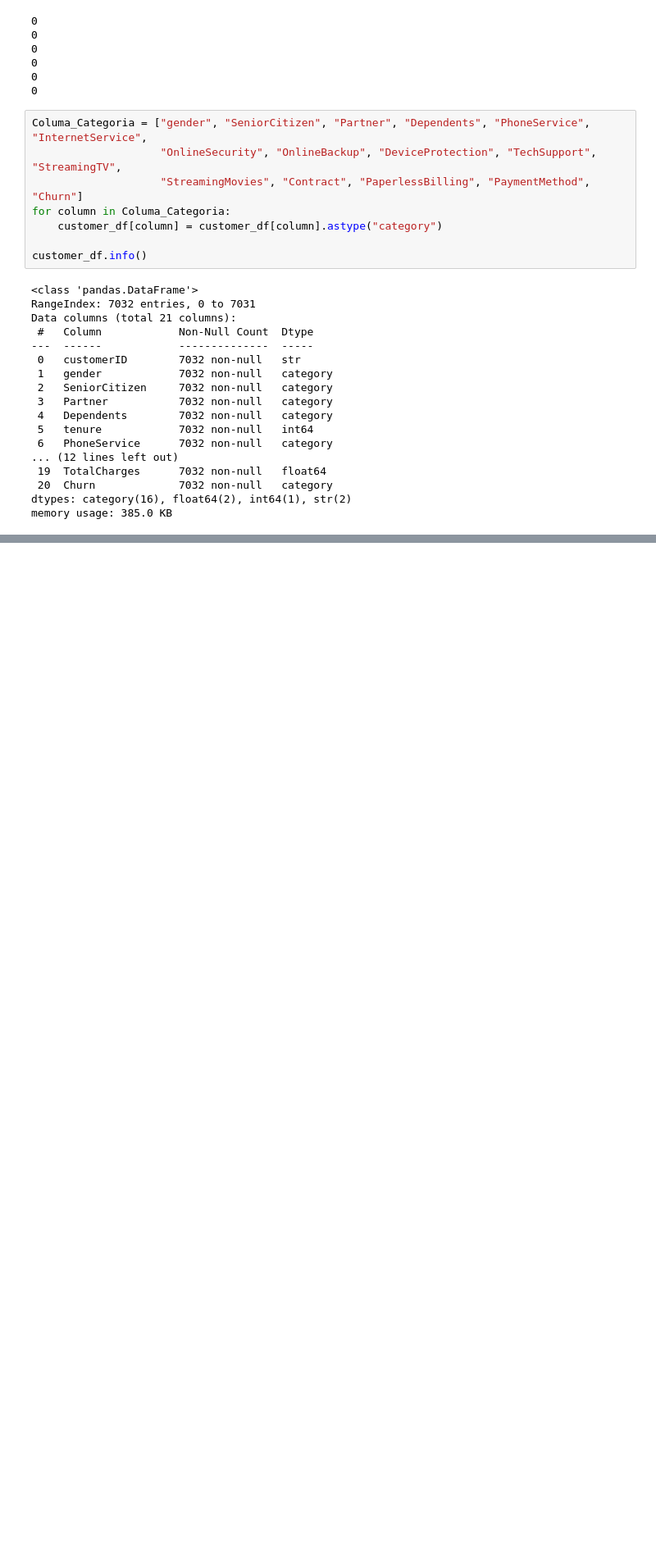
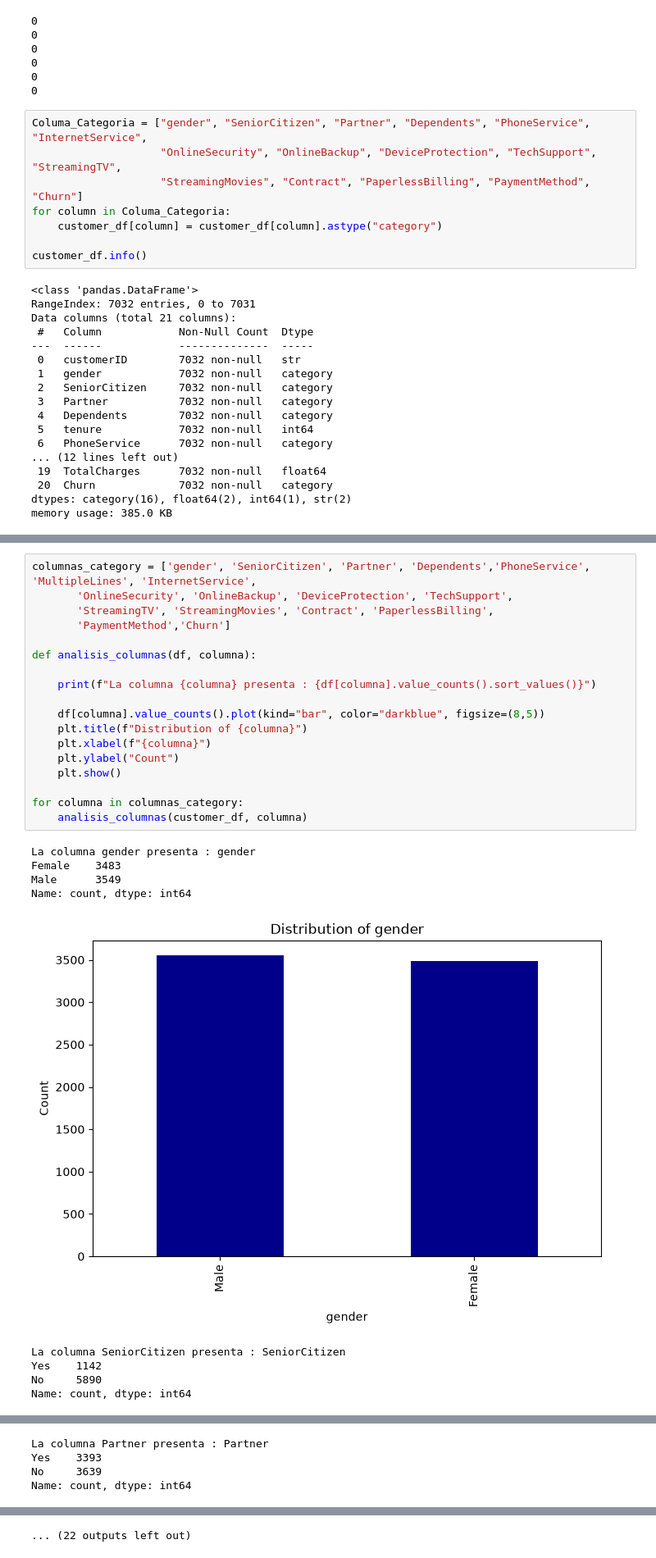
Before and after one commit to arielmarin/customer-churn-prediction, a Jupyter notebook: notebooks/customer_churn_prediction.ipynb, the cells around one changed output, grey strips where cells are left out. Shown at 82% size. Saved outputs shown, nothing was run; the diff lists cells and outputs as text; blank space fills up the shorter version.

```diff
--- a/notebooks/customer_churn_prediction.ipynb
+++ b/notebooks/customer_churn_prediction.ipynb
@@ -211,0 +241,28 @@ memory usage: 385.0 KB
+# %%
+columnas_category = ['gender', 'SeniorCitizen', 'Partner', 'Dependents','PhoneService', 'MultipleLines', 'InternetService',
+       'OnlineSecurity', 'OnlineBackup', 'DeviceProtection', 'TechSupport',
+       'StreamingTV', 'StreamingMovies', 'Contract', 'PaperlessBilling',
+       'PaymentMethod','Churn']
+
+def analisis_columnas(df, columna):
+
+    print(f"La columna {columna} presenta : {df[columna].value_counts().sort_values()}")
+
+    df[columna].value_counts().plot(kind="bar", color="darkblue", figsize=(8,5))
+    plt.title(f"Distribution of {columna}")
+    plt.xlabel(f"{columna}")
+    plt.ylabel("Count")
+    plt.show()
+
+for columna in columnas_category:
+    analisis_columnas(customer_df, columna)
+# %% [output]
+La columna gender presenta : gender
+Female    3483
+Male      3549
+Name: count, dtype: int64
+[figure, added]
+La columna SeniorCitizen presenta : SeniorCitizen
+Yes    1142
+No     5890
+Name: count, dtype: int64
@@ -211,0 +270,4 @@ memory usage: 385.0 KB
+La columna Partner presenta : Partner
+Yes    3393
+No     3639
+Name: count, dtype: int64
@@ -211,0 +291 @@ memory usage: 385.0 KB
+... (22 outputs left out)
```
Also changed, not shown: parts of 23 cells of this notebook.
